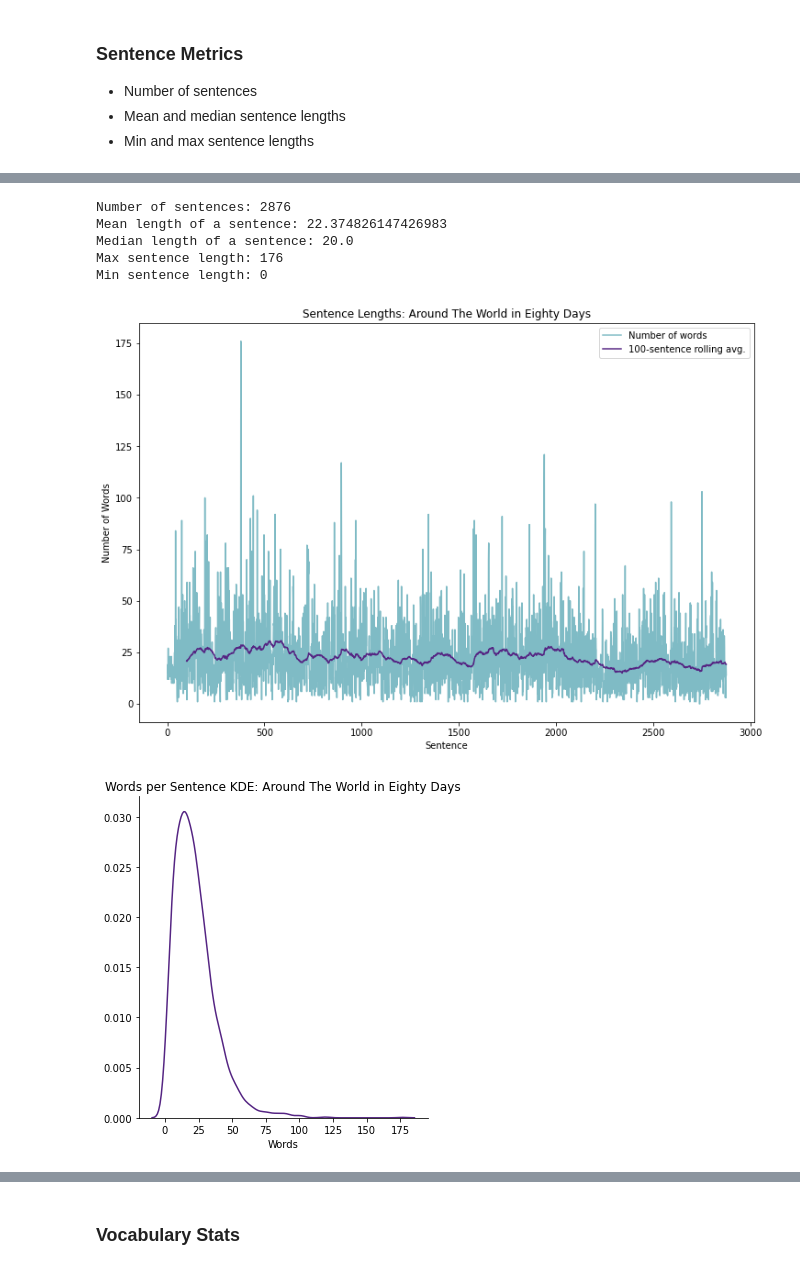
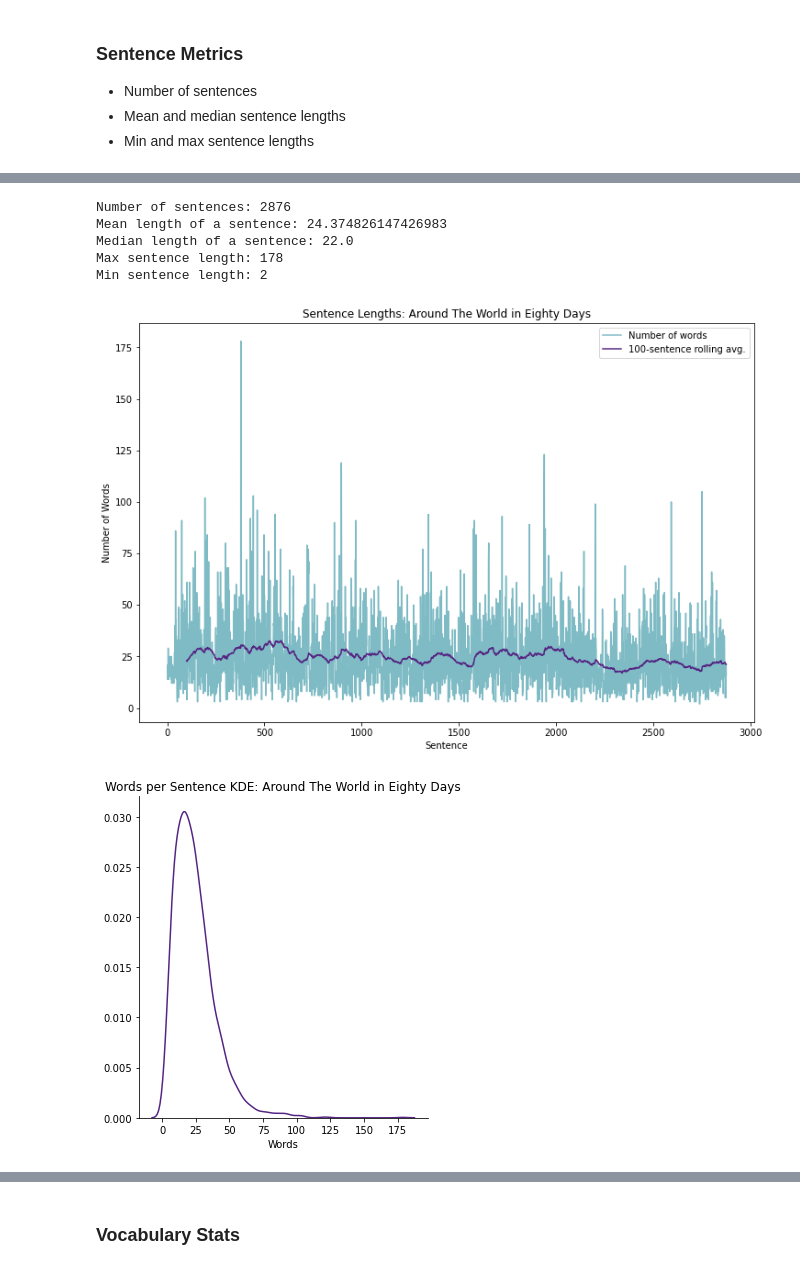
Before and after one commit to samar14641/ql-vocab-nets, a Jupyter notebook: quantitative_linguistics.ipynb, the cells around one changed output, grey strips where cells are left out. Cells and saved outputs as stored; diff of their text form; code cells hidden in the pictures.

```diff
--- a/quantitative_linguistics.ipynb
+++ b/quantitative_linguistics.ipynb
@@ -89,11 +88,11 @@ Min sentence length: 1
 # %%
-sentence_metrics(atw_sents, atw_title)
+sentence_metrics(atw_sents, atw_title, minus = 0)
 # %% [output]
 Number of sentences: 2876
-Mean length of a sentence: 22.374826147426983
-Median length of a sentence: 20.0
-Max sentence length: 176
-Min sentence length: 0
+Mean length of a sentence: 24.374826147426983
+Median length of a sentence: 22.0
+Max sentence length: 178
+Min sentence length: 2
-[figure, old version]
+[figure, new version]
-[figure, old version]
+[figure, new version]
 # %%
```
Also changed, not shown: parts of 15 cells of this notebook.
